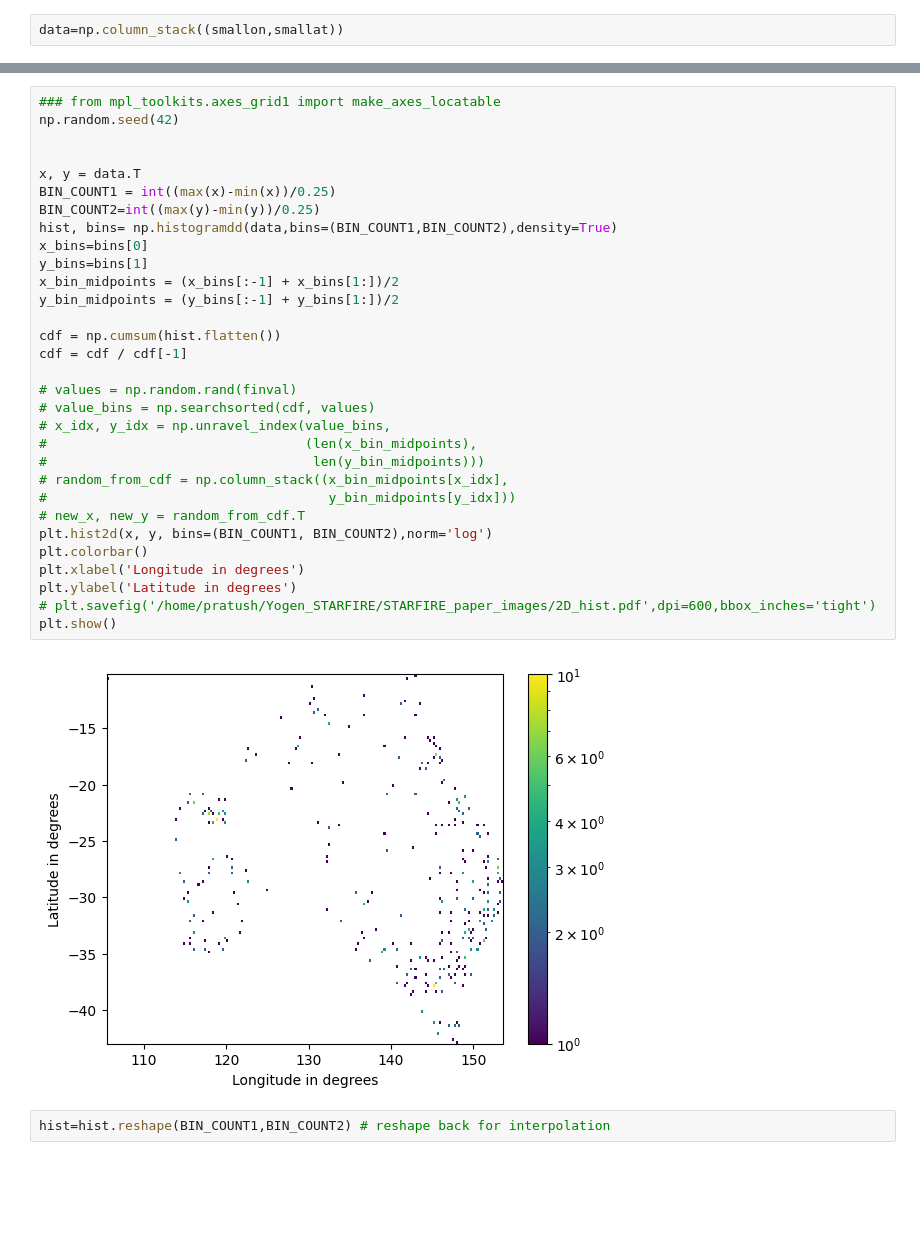
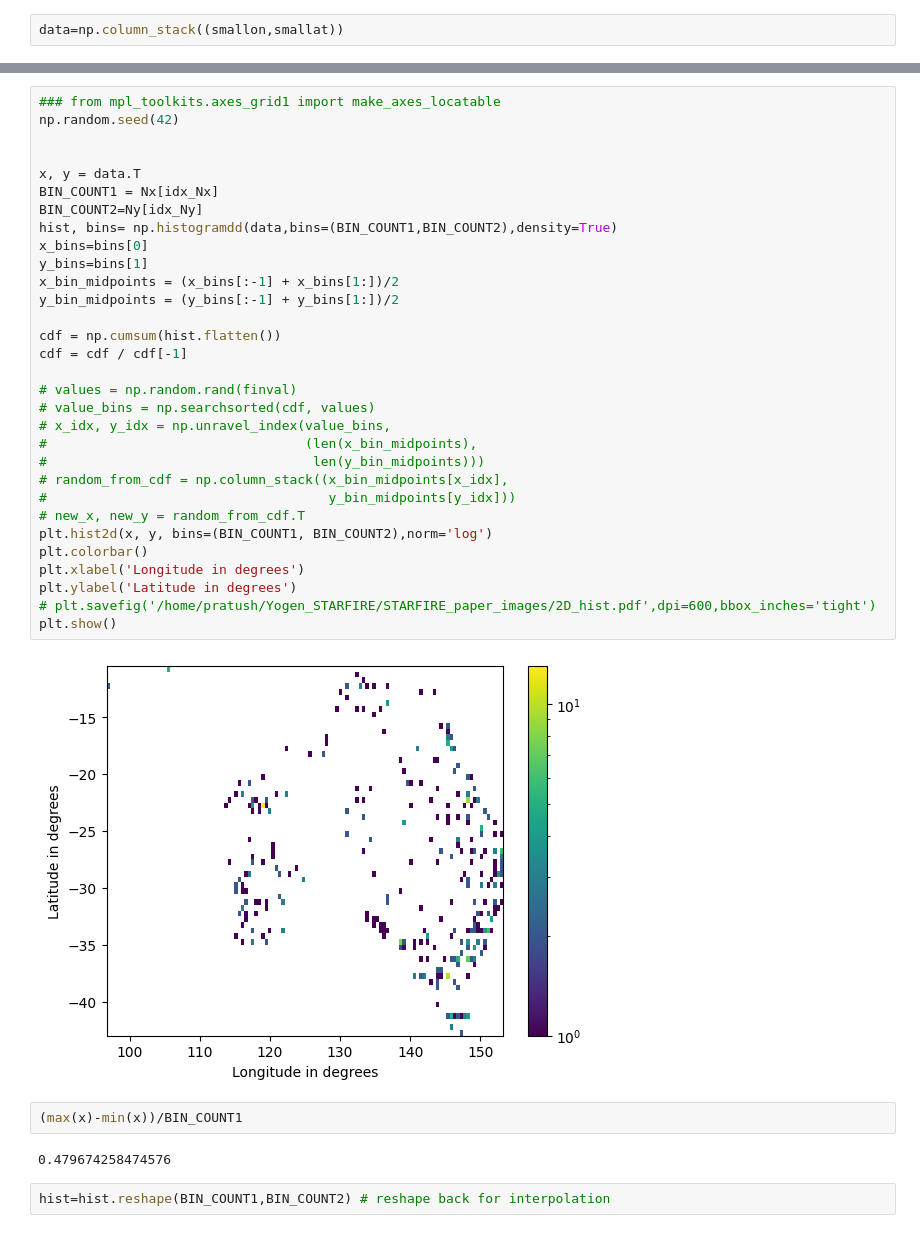
Before and after one commit to Bharatcs/rfi, a Jupyter notebook: Project/AUS_validate.ipynb, the cells around one changed output, grey strips where cells are left out. Cells and saved outputs as stored; diff of their text form; blank space fills up the shorter version.

```diff
--- a/Project/AUS_validate.ipynb
+++ b/Project/AUS_validate.ipynb
@@ -26,36 +147,40 @@ data=np.column_stack((smallon,smallat))
 # %%
 ### from mpl_toolkits.axes_grid1 import make_axes_locatable
 np.random.seed(42)
 
 
 x, y = data.T
-BIN_COUNT1 = int((max(x)-min(x))/0.25)
-BIN_COUNT2=int((max(y)-min(y))/0.25)
+BIN_COUNT1 = Nx[idx_Nx]
+BIN_COUNT2=Ny[idx_Ny]
 hist, bins= np.histogramdd(data,bins=(BIN_COUNT1,BIN_COUNT2),density=True)
 x_bins=bins[0]
 y_bins=bins[1]
 x_bin_midpoints = (x_bins[:-1] + x_bins[1:])/2
 y_bin_midpoints = (y_bins[:-1] + y_bins[1:])/2
 
 cdf = np.cumsum(hist.flatten())
 cdf = cdf / cdf[-1]
 
 # values = np.random.rand(finval)
 # value_bins = np.searchsorted(cdf, values)
 # x_idx, y_idx = np.unravel_index(value_bins,
 #                                 (len(x_bin_midpoints),
 #                                  len(y_bin_midpoints)))
 # random_from_cdf = np.column_stack((x_bin_midpoints[x_idx],
 #                                    y_bin_midpoints[y_idx]))
 # new_x, new_y = random_from_cdf.T
 plt.hist2d(x, y, bins=(BIN_COUNT1, BIN_COUNT2),norm='log')
 plt.colorbar()
 plt.xlabel('Longitude in degrees')
 plt.ylabel('Latitude in degrees')
 # plt.savefig('/home/pratush/Yogen_STARFIRE/STARFIRE_paper_images/2D_hist.pdf',dpi=600,bbox_inches='tight')
 plt.show()
 # %% [output]
-[figure, old version]
+[figure, new version]
+# %%
+(max(x)-min(x))/BIN_COUNT1
+# %% [output]
+0.479674258474576
 # %%
 hist=hist.reshape(BIN_COUNT1,BIN_COUNT2) # reshape back for interpolation
 # %%
```
Also changed, not shown: parts of 12 cells of this notebook, 1 other file.
